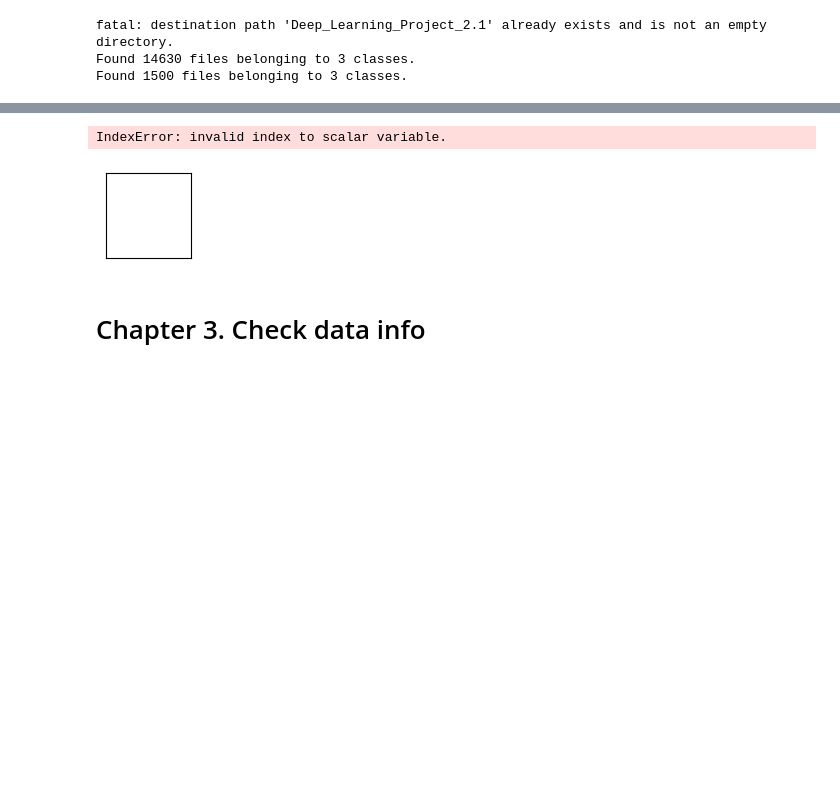
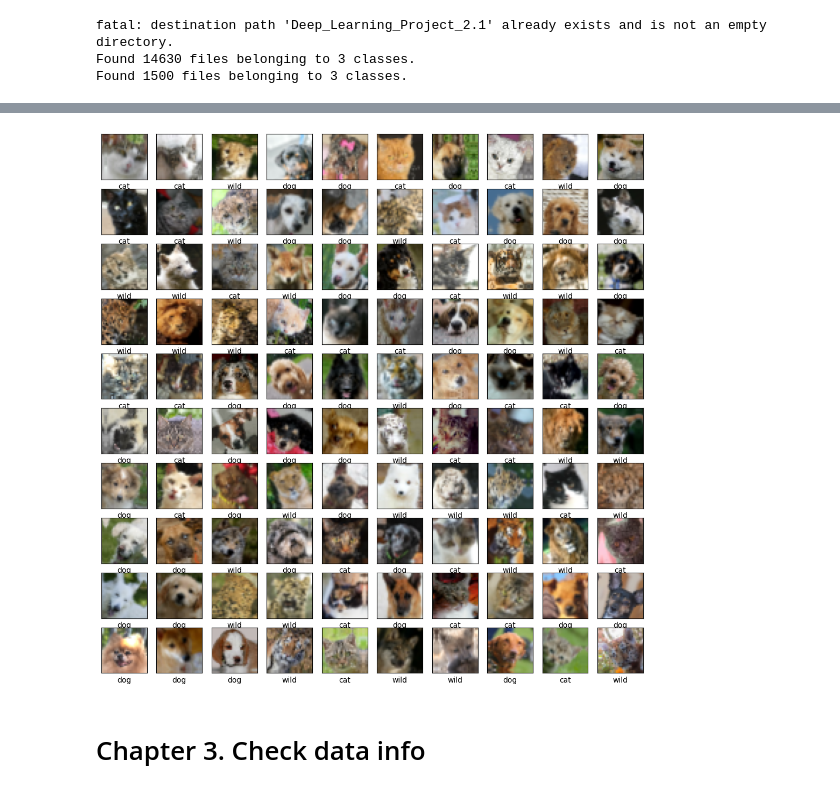
Before and after one commit to KlaidasKaralevicius/Deep_Learning_Project_2.3, a Jupyter notebook: cnn_Transfer_learning.ipynb, the cells around one changed output, grey strips where cells are left out. Saved outputs shown, nothing was run; the diff lists cells and outputs as text; code cells hidden in the pictures; blank space fills up the shorter version.

```diff
--- a/cnn_Transfer_learning.ipynb
+++ b/cnn_Transfer_learning.ipynb
@@ -174,12 +175,14 @@ test_dir = 'Deep_Learning_Project_2.1/afhq/val'
 
 train_dataset = tf.keras.preprocessing.image_dataset_from_directory(
     train_dir,
-    image_size=(240, 240),
+    image_size = (32, 32),
+    batch_size = (32),
 )
 
 test_dataset = tf.keras.preprocessing.image_dataset_from_directory(
     test_dir,
-    image_size=(240, 240),
+    image_size = (32, 32),
+    batch_size = (32),
 )
 
 class_names = ['cat', 'dog', 'wild']
@@ -220,17 +221,16 @@ history = model.fit(train_images, train_labels, epochs=1, validation_data=(test_
 # %%
 
 plt.figure(figsize=(13,13))
 for i in range(100):
     plt.subplot(10,10,i+1)
     plt.xticks([])
     plt.yticks([])
     plt.grid(False)
     plt.imshow(train_images[i])
-    plt.xlabel(class_names[train_labels[i][0]])
+    plt.xlabel(class_names[train_labels[i]])
 plt.show()
 # %% [output]
-IndexError: invalid index to scalar variable.
-[figure, old version]
+[figure, new version]
 # %% [markdown]
 # Chapter 3. Check data info
 # %%
```
Also changed, not shown: parts of 10 cells of this notebook.
